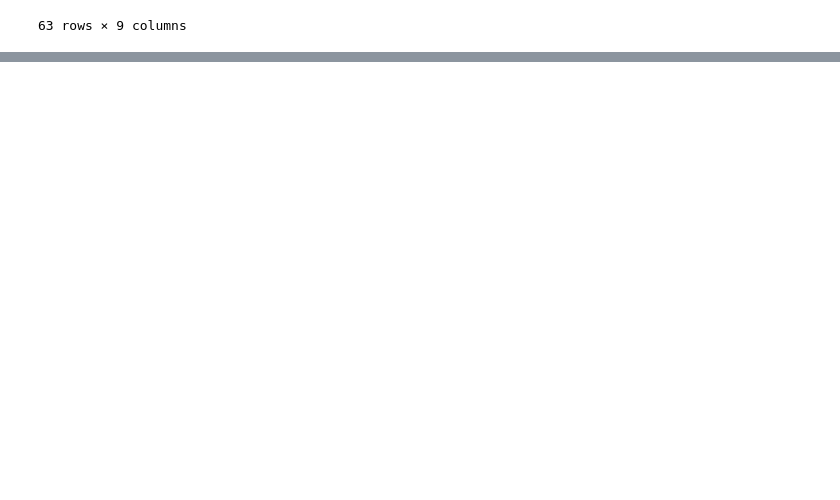
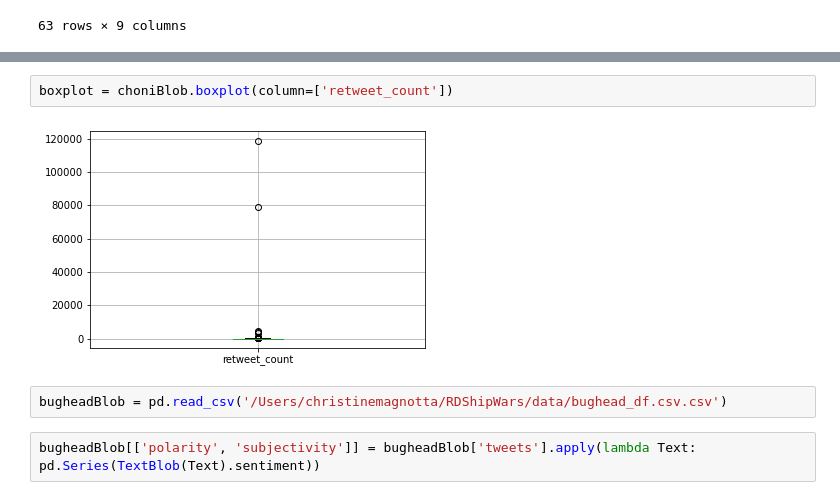
Before and after one commit to samanthasains/RDShipWars, a Jupyter notebook: textblob.ipynb, the cells around one changed output, grey strips where cells are left out. Saved outputs shown, nothing was run; the diff lists cells and outputs as text; blank space fills up the shorter version.

```diff
--- a/textblob.ipynb
+++ b/textblob.ipynb
@@ -52,0 +138,8 @@ df
+# %%
+boxplot = choniBlob.boxplot(column=['retweet_count'])
+# %% [output]
+[figure, added]
+# %%
+bugheadBlob = pd.read_csv('/Users/christinemagnotta/RDShipWars/data/bughead_df.csv.csv')
+# %%
+bugheadBlob[['polarity', 'subjectivity']] = bugheadBlob['tweets'].apply(lambda Text: pd.Series(TextBlob(Text).sentiment))
```
Also changed, not shown: parts of 25 cells of this notebook, 10 other files.
